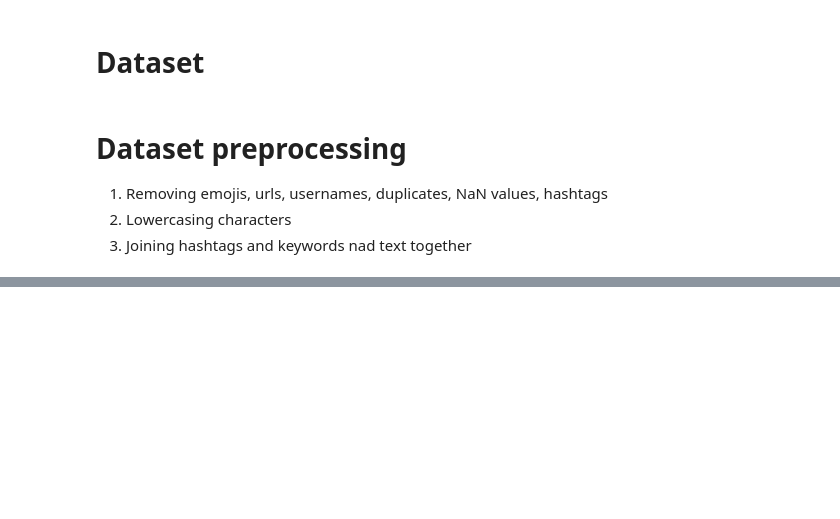
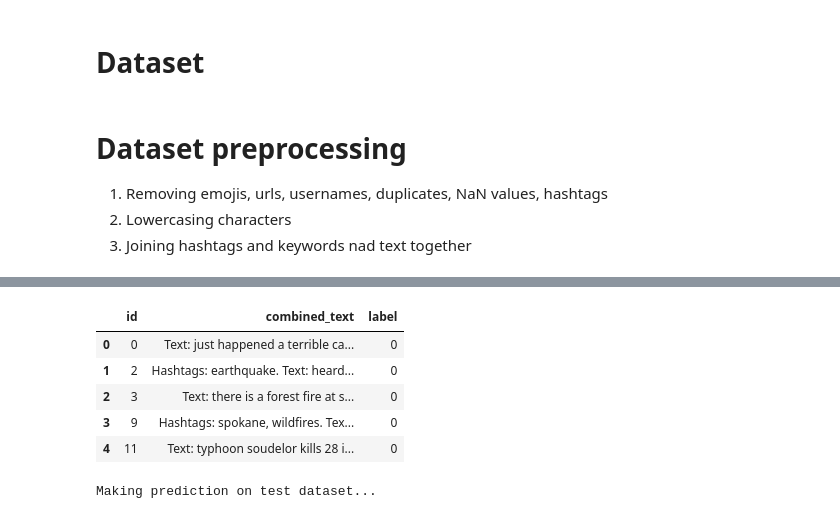
Before and after one commit to Omadzze/NLP-twitter, a Jupyter notebook: nlp-twitter-bert.ipynb, the cells around one changed output, grey strips where cells are left out. Drawn from its saved outputs; the diff is of its cells as text; code cells hidden in the pictures; blank space fills up the shorter version.

```diff
--- a/nlp-twitter-bert.ipynb
+++ b/nlp-twitter-bert.ipynb
@@ -127,2 +137,0 @@ train_texts, val_texts, train_labels, val_labels = train_test_split(
-# %%
-test_data = test_data[['id', 'final_text']].dropna()
@@ -174,23 +137,0 @@ trainer.evaluate()
-# %%
-# We need convert ids to string to put on a table
-test_data['id'] = test_data['id'].astype(str)
-
-# Taking final_text and id
-test_texts = test_data['final_text'].tolist()
-test_ids = test_data['id'].tolist()
-
-# Tokenize the test data
-test_dataset = Dataset.from_dict({'id': test_ids, 'text': test_texts}).map(tokenize_function, batched=True)
-
-# Get predictions
-predictions = trainer.predict(test_dataset)
-predicted_labels = predictions.predictions.argmax(-1)
-
-results_df = pd.DataFrame({
-    'id': test_ids,
-    'target': predicted_labels,
-})
-
-print(results_df.head())
-
-results_df.to_csv('predictions_sent_first_s.csv', index=False)
@@ -196,0 +402,11 @@ results_df.to_csv('predictions_sent_first_s.csv', index=False)
+# %%
+test_data = test_data[['id', 'combined_text']].dropna()
+# %%
+test_data.head()
+# %% [output]
+|  | id | combined_text | label |
+| 0 | 0 | Text: just happened a terrible ca... | 0 |
+| 1 | 2 | Hashtags: earthquake. Text: heard... | 0 |
+| 2 | 3 | Text: there is a forest fire at s... | 0 |
+| 3 | 9 | Hashtags: spokane, wildfires. Tex... | 0 |
+| 4 | 11 | Text: typhoon soudelor kills 28 i... | 0 |
@@ -196,0 +415,23 @@ results_df.to_csv('predictions_sent_first_s.csv', index=False)
+# %%
+from tqdm import tqdm
+
+predictions = []
+
+print("Making prediction on test dataset...")
+
+for text in tqdm(test_data['combined_text'].values):
+    prediction = clf(text)
+    predicted_label = prediction[0]['label']
+
+    #print(predicted_label)
+
+    # Convert the string label to an integer using the label2id dictionary
+    prediction_int = label2id.get(predicted_label, None)  # Use None or a default value if label is missing
+
+    # Append the integer prediction to the list
+    predictions.append(prediction_int)
+
+# Add the predictions to the DataFrame
+#test_data['label'] = predictions
+# %% [output]
+Making prediction on test dataset...
```
Also changed, not shown: parts of 47 cells of this notebook.
